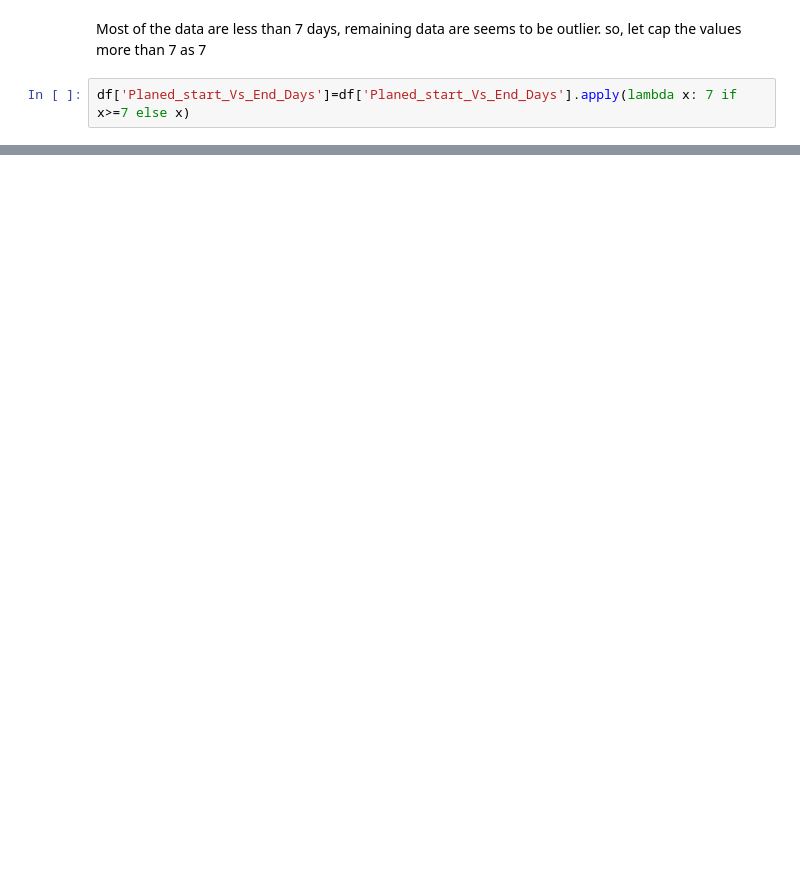
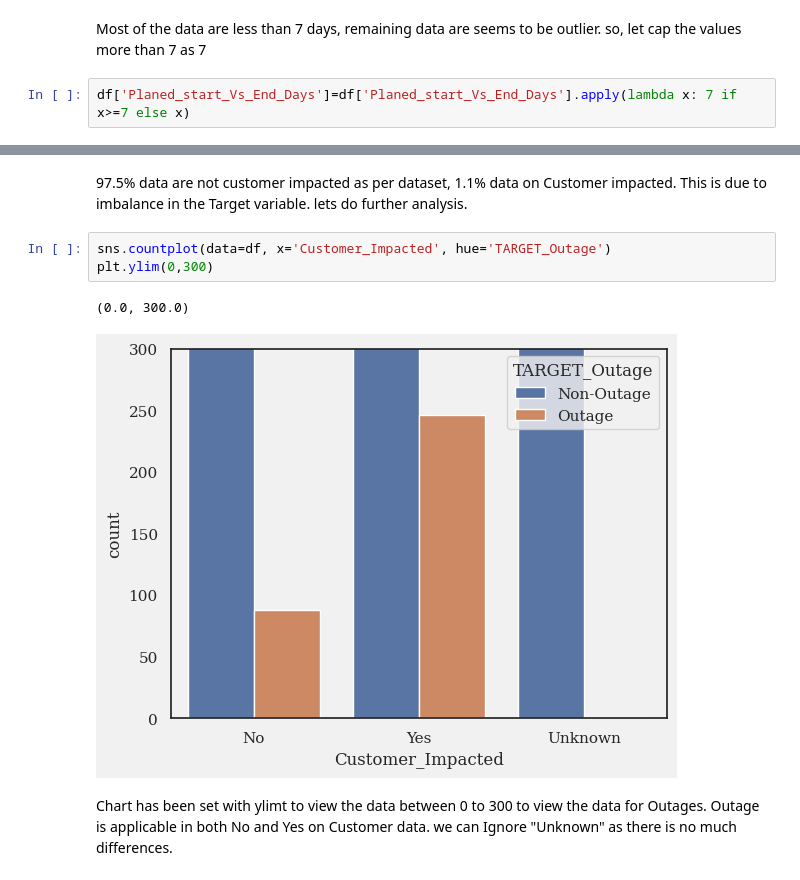
Before and after one commit to gcmadhan/Benfordslaw, a Jupyter notebook: Untitled-1.ipynb, the cells around one changed output, grey strips where cells are left out. Saved outputs shown, nothing was run; the diff lists cells and outputs as text; blank space fills up the shorter version.

```diff
--- a/Untitled-1.ipynb
+++ b/Untitled-1.ipynb
@@ -439,0 +408,10 @@ plt.xticks(rotation=90)
+# %% [markdown]
+97.5% data are not customer impacted as per dataset, 1.1% data on Customer impacted. This is due to imbalance in the Target variable. lets do further analysis.
+# %%
+sns.countplot(data=df, x='Customer_Impacted', hue='TARGET_Outage')
+plt.ylim(0,300)
+# %% [output]
+(0.0, 300.0)
+[figure, added]
+# %% [markdown]
+Chart has been set with ylimt to view the data between 0 to 300 to view the data for Outages. Outage is applicable in both No and Yes on Customer data. we can Ignore "Unknown" as there is no much differences.
```
Also changed, not shown: parts of 31 cells of this notebook.
